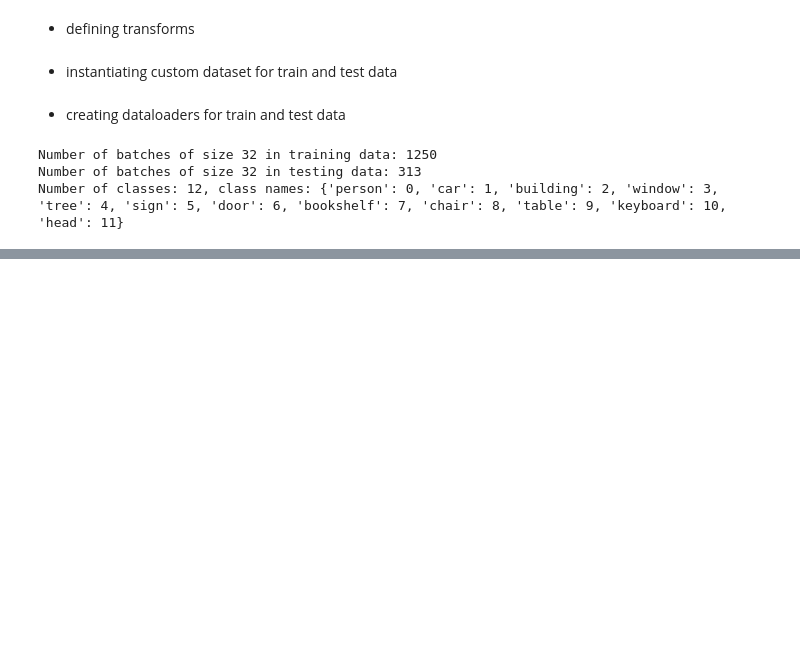
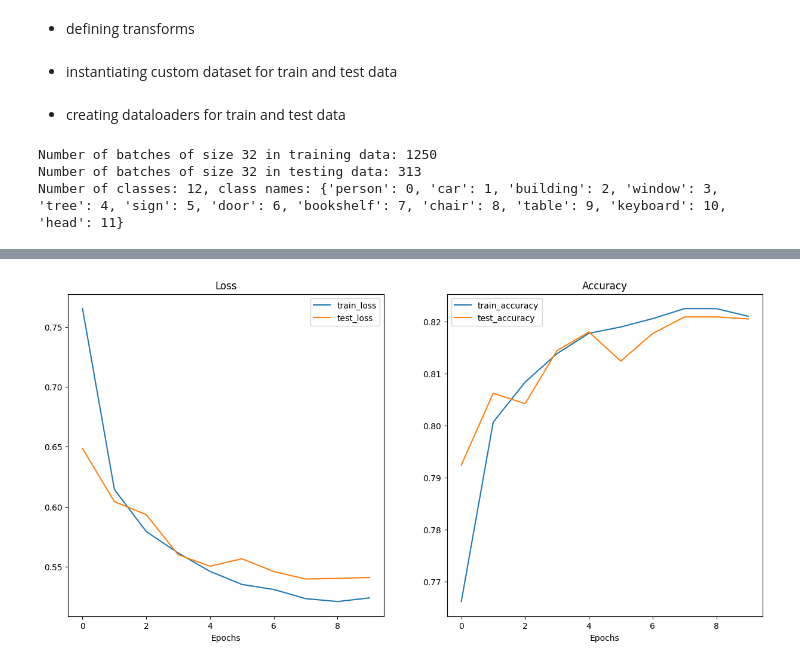
Before and after one commit to AlbertHunduza/LabelMe-Classification-AI, a Jupyter notebook: main.ipynb, the cells around one changed output, grey strips where cells are left out. Cells and saved outputs as stored; diff of their text form; code cells hidden in the pictures; blank space fills up the shorter version.

```diff
--- a/main.ipynb
+++ b/main.ipynb
@@ -207,0 +236,5 @@ Number of classes: 12, class names: {'person': 0, 'car': 1, 'building': 2, 'wind
+# %%
+weights = torchvision.models.EfficientNet_B0_Weights.DEFAULT # .DEFAULT = best available weights
+model = torchvision.models.efficientnet_b0(weights=weights).to(device)
+
+model
@@ -207,0 +331,26 @@ Number of classes: 12, class names: {'person': 0, 'car': 1, 'building': 2, 'wind
+# %%
+# Define loss and optimizer
+loss_fn = nn.CrossEntropyLoss()
+optimizer = torch.optim.Adam(model.parameters(), lr=0.001)
+# %%
+# Set the random seeds
+torch.manual_seed(42)
+torch.cuda.manual_seed(42)
+import engine
+
+# Start the timer
+from timeit import default_timer as timer
+start_time = timer()
+
+# Setup training and save the results
+results = engine.train(model=model,
+                       train_dataloader=train_loader,
+                       test_dataloader=test_loader,
+                       optimizer=optimizer,
+                       loss_fn=loss_fn,
+                       epochs=10,
+                       device=device)
+
+# End the timer and print out how long it took
+end_time = timer()
+print(f"[INFO] Total training time: {end_time-start_time:.3f} seconds")
@@ -207,0 +369,16 @@ Number of classes: 12, class names: {'person': 0, 'car': 1, 'building': 2, 'wind
+# %%
+# Get the plot_loss_curves() function from helper_functions.py, download the file if we don't have it
+try:
+    from helper_functions import plot_loss_curves
+except:
+    print("[INFO] Couldn't find helper_functions.py, downloading...")
+    with open("helper_functions.py", "wb") as f:
+        import requests
+        request = requests.get("https://raw.githubusercontent.com/mrdbourke/pytorch-deep-learning/main/helper_functions.py")
+        f.write(request.content)
+    from helper_functions import plot_loss_curves
+
+# Plot the loss curves of our model
+plot_loss_curves(results)
+# %% [output]
+[figure, added]
```
Also changed, not shown: parts of 14 cells of this notebook, 2 other files.
